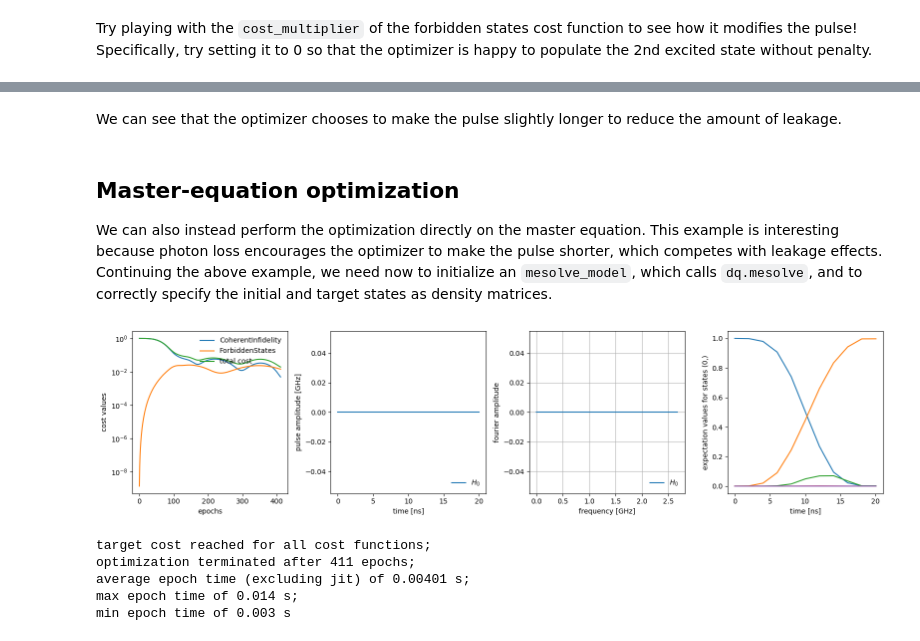
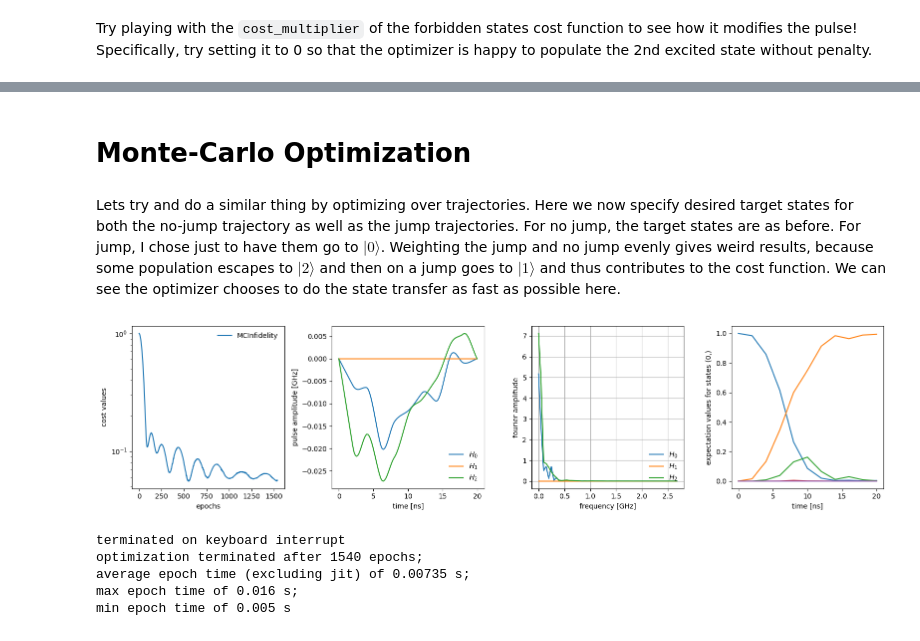
Before and after one commit to dkweiss31/qontrol, a Jupyter notebook: docs/examples/Kerr_oscillator.ipynb, the cells around one changed output, grey strips where cells are left out. Drawn from its saved outputs; the diff is of its cells as text; code cells hidden in the pictures.

Commit message:
updated Kerr_oscillator tutorial to include mcsolve optimization

```diff
--- a/docs/examples/Kerr_oscillator.ipynb
+++ b/docs/examples/Kerr_oscillator.ipynb
@@ -175,6 +129,0 @@ plot_pulse(opt_params_topt, se_t_opt_Kerr_model)
-# %% [markdown]
-We can see that the optimizer chooses to make the pulse slightly longer to reduce the amount of leakage.
-# %% [markdown]
-## Master-equation optimization
-
-We can also instead perform the optimization directly on the master equation. This example is interesting because photon loss encourages the optimizer to make the pulse shorter, which competes with leakage effects. Continuing the above example, we need now to initialize an `mesolve_model`, which calls `dq.mesolve`, and to correctly specify the initial and target states as density matrices.
@@ -194,15 +130,38 @@ me_Kerr_model = ql.mesolve_model(
+# %% [markdown]
+# Monte-Carlo Optimization
+# %% [markdown]
+Lets try and do a similar thing by optimizing over trajectories. Here we now specify desired target states for both the no-jump trajectory as well as the jump trajectories. For no jump, the target states are as before. For jump, I chose just to have them go to $|0\rangle$. Weighting the jump and no jump evenly gives weird results, because some population escapes to $|2\rangle$ and then on a jump goes to $|1\rangle$ and thus contributes to the cost function. We can see the optimizer chooses to do the state transfer as fast as possible here.
+# %%
+target_states_no_jump = final_states
+target_states_jump = [dq.basis(dim, 0), dq.basis(dim, 0)]
+
+mc_infidelity_cost = ql.mc_incoherent_infidelity(
+    target_states_no_jump,
+    target_states_jump,
+    no_jump_multiplier=1.0,
+    jump_multiplier=0.1,
+    cost_multiplier=1.0,
+    target_cost=0.005,
+)
+mc_total_cost = mc_infidelity_cost
+# optimize over five trajectories
+keys = jax.random.split(jax.random.key(31), num=5)
+# %%
+mc_Kerr_model = ql.mcsolve_model(
+    H_func, jump_ops, initial_states, tsave, exp_ops=exp_ops, keys=keys
+)
 # %%
-opt_params_me = ql.optimize(
-    init_drive_params_topt,
-    me_costs,
-    me_Kerr_model,
+opt_params_mc = ql.optimize(
+    init_drive_params,
+    mc_total_cost,
+    mc_Kerr_model,
     optimizer=optimizer,
     options=options,
 )
 # %% [output]
-[figure, old version]
+[figure, new version]
-target cost reached for all cost functions;
-optimization terminated after 411 epochs;
-average epoch time (excluding jit) of 0.00401 s;
-max epoch time of 0.014 s;
-min epoch time of 0.003 s
+terminated on keyboard interrupt
+optimization terminated after 1540 epochs;
+average epoch time (excluding jit) of 0.00735 s;
+max epoch time of 0.016 s;
+min epoch time of 0.005 s
```
Also changed, not shown: parts of 12 cells of this notebook.
